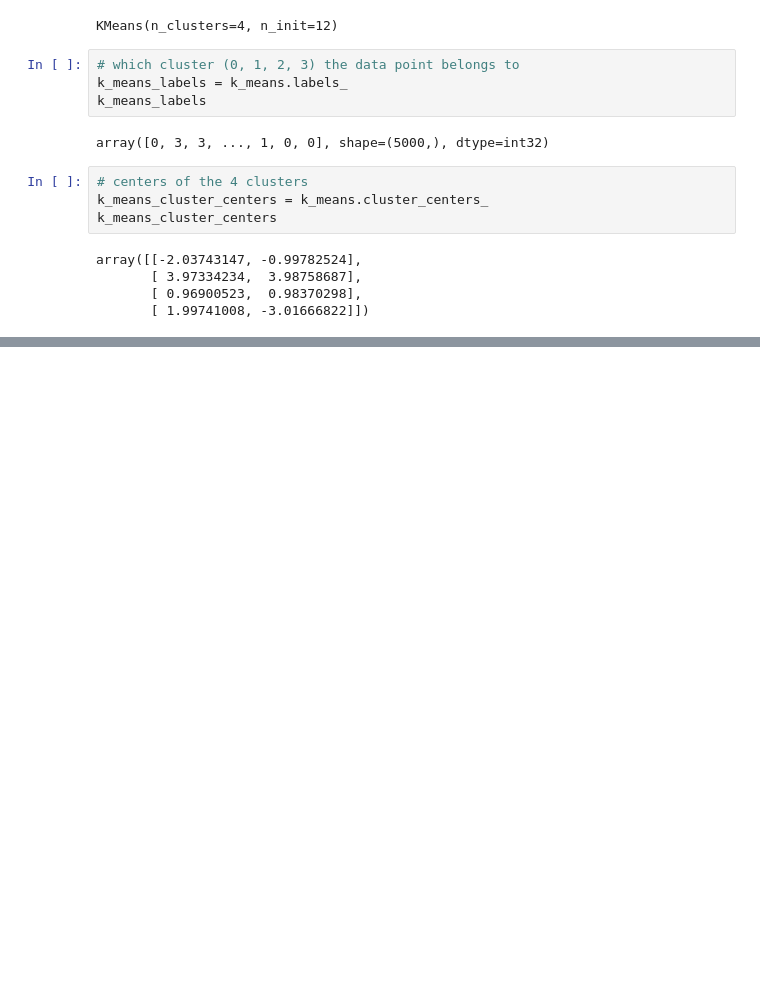
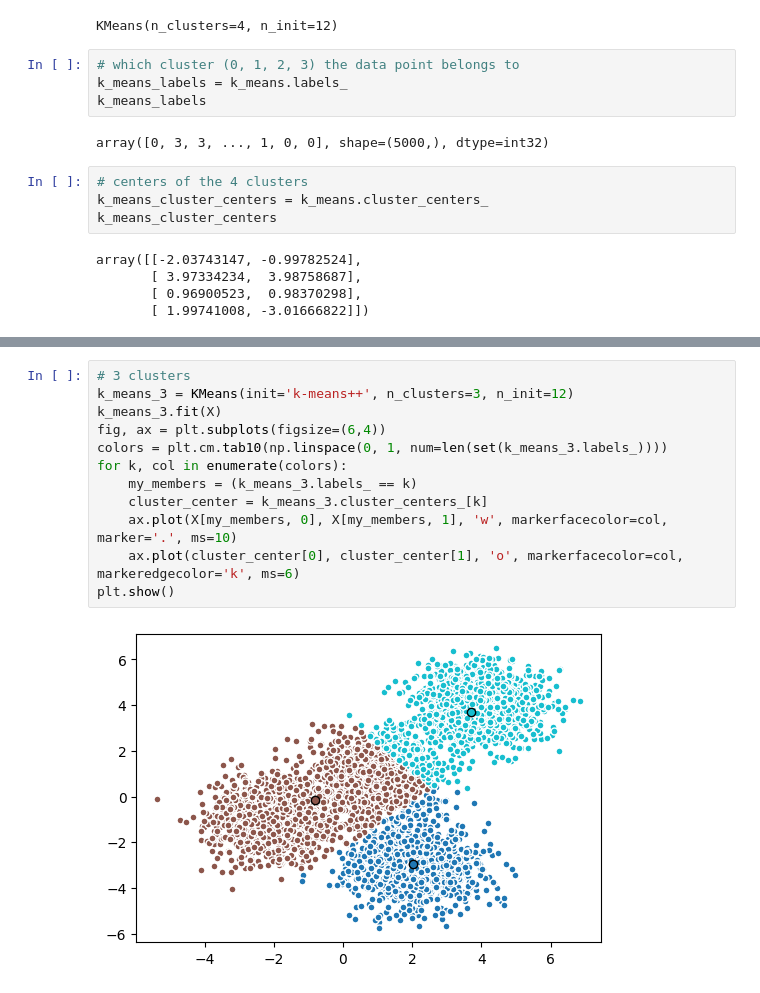
Before and after one commit to joneshshrestha/machine-learning-python, a Jupyter notebook: Classification/customer-segmentation/customer-segmentation.ipynb, the cells around one changed output, grey strips where cells are left out. Drawn from its saved outputs; the diff is of its cells as text; blank space fills up the shorter version.

```diff
--- a/Classification/customer-segmentation/customer-segmentation.ipynb
+++ b/Classification/customer-segmentation/customer-segmentation.ipynb
@@ -74,2 +76,16 @@ for k, col in zip(range(len([[4, 4], [-2, -1], [2, -3], [1, 1]])), colors):
 # %% [output]
 [figure]
+# %%
+# 3 clusters
+k_means_3 = KMeans(init='k-means++', n_clusters=3, n_init=12)
+k_means_3.fit(X)
+fig, ax = plt.subplots(figsize=(6,4))
+colors = plt.cm.tab10(np.linspace(0, 1, num=len(set(k_means_3.labels_))))
+for k, col in enumerate(colors):
+    my_members = (k_means_3.labels_ == k)
+    cluster_center = k_means_3.cluster_centers_[k]
+    ax.plot(X[my_members, 0], X[my_members, 1], 'w', markerfacecolor=col, marker='.', ms=10)
+    ax.plot(cluster_center[0], cluster_center[1], 'o', markerfacecolor=col, markeredgecolor='k', ms=6)
+plt.show()
+# %% [output]
+[figure, added]
```
Also changed, not shown: parts of 2 cells of this notebook.
